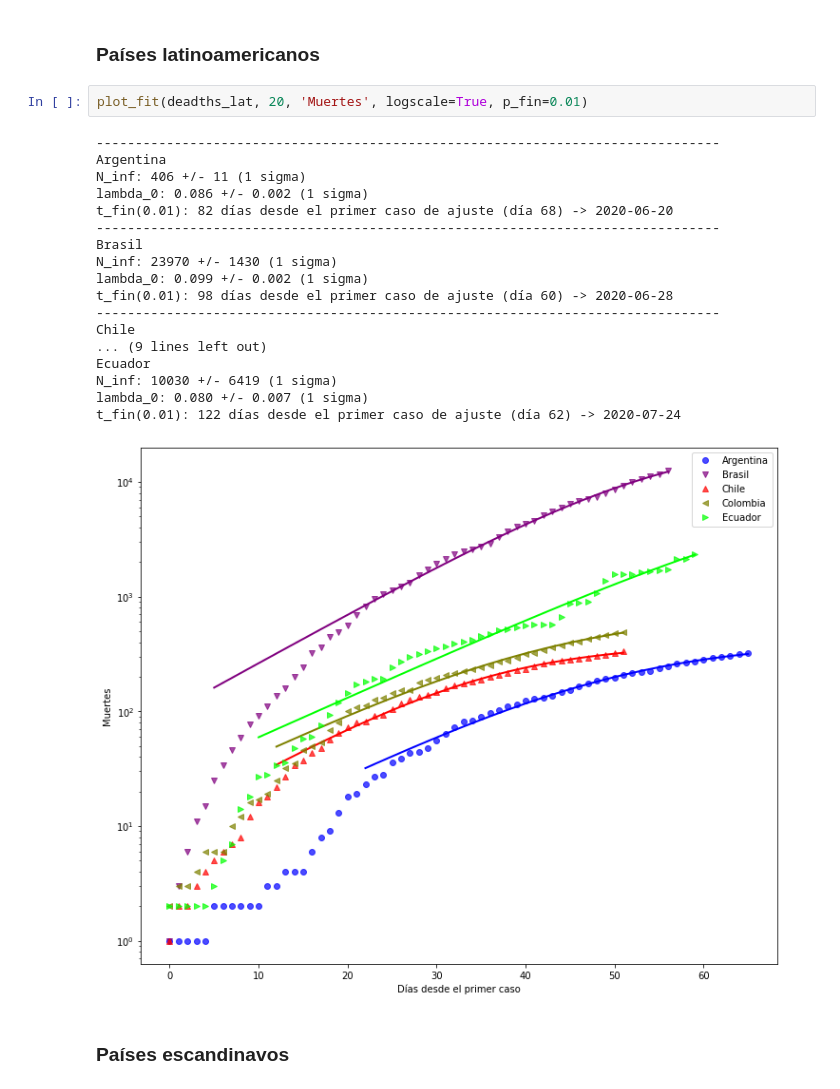
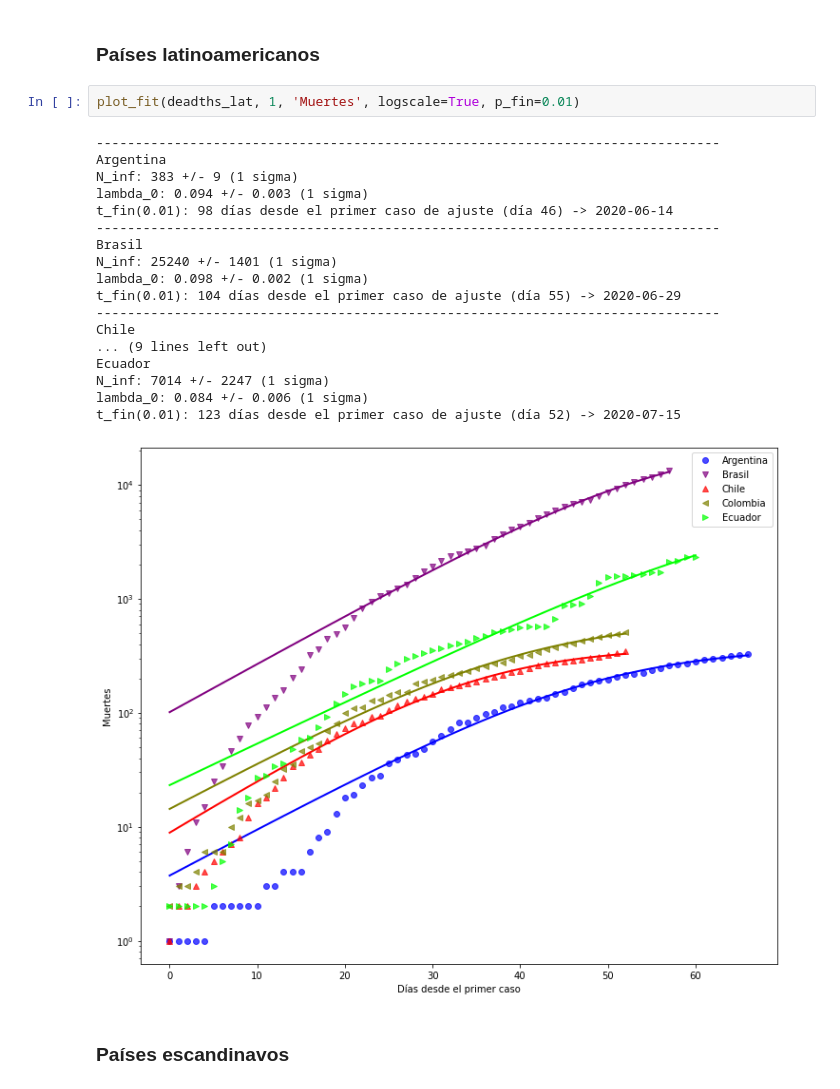
Before and after one commit to manuxch/logistic-covid19, a Jupyter notebook: Logistic_model_COVID-19.ipynb, the cells around one changed output. Drawn from its saved outputs; the diff is of its cells as text.

Commit message:
Actualización diaria de visualizaciones, ajustes y registros

```diff
--- a/Logistic_model_COVID-19.ipynb
+++ b/Logistic_model_COVID-19.ipynb
@@ -276,26 +276,26 @@ t_fin(0.01): 73 días desde el primer caso de ajuste (día 56) -> 2020-05-30
 # %% [markdown]
 ### Países latinoamericanos
 # %%
-plot_fit(deadths_lat, 20, 'Muertes', logscale=True, p_fin=0.01)
+plot_fit(deadths_lat, 1, 'Muertes', logscale=True, p_fin=0.01)
 # %% [output]
 --------------------------------------------------------------------------------
 Argentina
-N_inf: 406 +/- 11 (1 sigma)
-lambda_0: 0.086 +/- 0.002 (1 sigma)
-t_fin(0.01): 82 días desde el primer caso de ajuste (día 68) -> 2020-06-20
+N_inf: 383 +/- 9 (1 sigma)
+lambda_0: 0.094 +/- 0.003 (1 sigma)
+t_fin(0.01): 98 días desde el primer caso de ajuste (día 46) -> 2020-06-14
 --------------------------------------------------------------------------------
 Brasil
-N_inf: 23970 +/- 1430 (1 sigma)
-lambda_0: 0.099 +/- 0.002 (1 sigma)
-t_fin(0.01): 98 días desde el primer caso de ajuste (día 60) -> 2020-06-28
+N_inf: 25240 +/- 1401 (1 sigma)
+lambda_0: 0.098 +/- 0.002 (1 sigma)
+t_fin(0.01): 104 días desde el primer caso de ajuste (día 55) -> 2020-06-29
 --------------------------------------------------------------------------------
 Chile
 ... (9 lines left out)
 Ecuador
-N_inf: 10030 +/- 6419 (1 sigma)
-lambda_0: 0.080 +/- 0.007 (1 sigma)
-t_fin(0.01): 122 días desde el primer caso de ajuste (día 62) -> 2020-07-24
+N_inf: 7014 +/- 2247 (1 sigma)
+lambda_0: 0.084 +/- 0.006 (1 sigma)
+t_fin(0.01): 123 días desde el primer caso de ajuste (día 52) -> 2020-07-15
-[figure, old version]
+[figure, new version]
 # %% [markdown]
 ### Países escandinavos
 # %%
```
Also changed, not shown: parts of 8 cells of this notebook.
